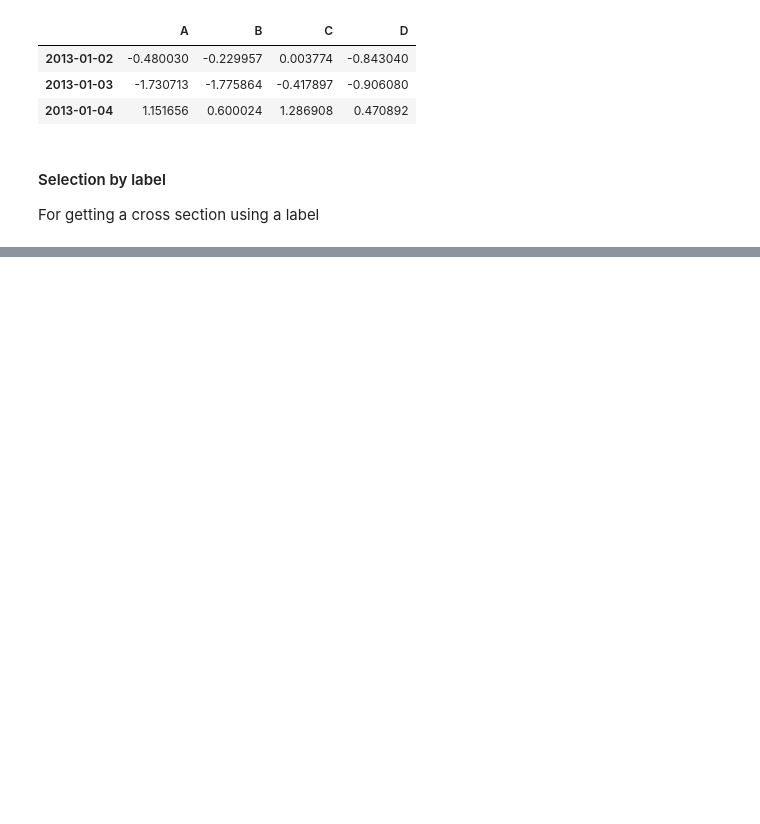
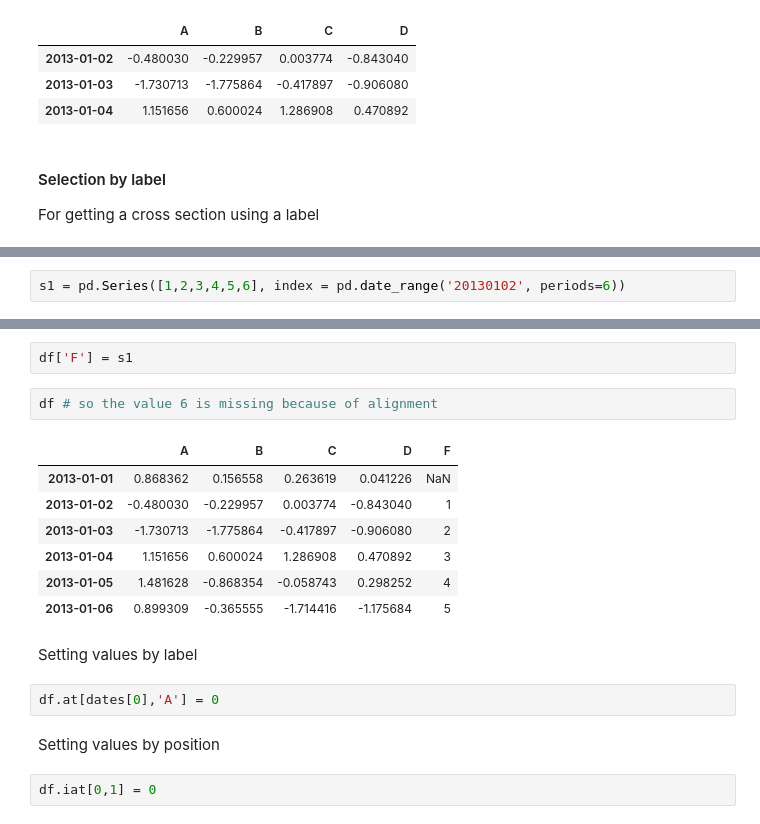
Before and after one commit to remenska/IPythonNotebooks, a Jupyter notebook: MachineLearning/10 Minutes to pandas.ipynb, the cells around one changed output, grey strips where cells are left out. Saved outputs shown, nothing was run; the diff lists cells and outputs as text; blank space fills up the shorter version.

```diff
--- a/MachineLearning/10 Minutes to pandas.ipynb
+++ b/MachineLearning/10 Minutes to pandas.ipynb
@@ -207,0 +360,2 @@ For getting a cross section using a label
+# %%
+s1 = pd.Series([1,2,3,4,5,6], index = pd.date_range('20130102', periods=6))
@@ -207,0 +372,20 @@ For getting a cross section using a label
+# %%
+df['F'] = s1
+# %%
+df # so the value 6 is missing because of alignment
+# %% [output]
+|  | A | B | C | D | F |
+| 2013-01-01 | 0.868362 | 0.156558 | 0.263619 | 0.041226 | NaN |
+| 2013-01-02 | -0.480030 | -0.229957 | 0.003774 | -0.843040 | 1 |
+| 2013-01-03 | -1.730713 | -1.775864 | -0.417897 | -0.906080 | 2 |
+| 2013-01-04 | 1.151656 | 0.600024 | 1.286908 | 0.470892 | 3 |
+| 2013-01-05 | 1.481628 | -0.868354 | -0.058743 | 0.298252 | 4 |
+| 2013-01-06 | 0.899309 | -0.365555 | -1.714416 | -1.175684 | 5 |
+# %% [markdown]
+Setting values by label
+# %%
+df.at[dates[0],'A'] = 0
+# %% [markdown]
+Setting values by position
+# %%
+df.iat[0,1] = 0
```
Also changed, not shown: parts of 64 cells of this notebook.
